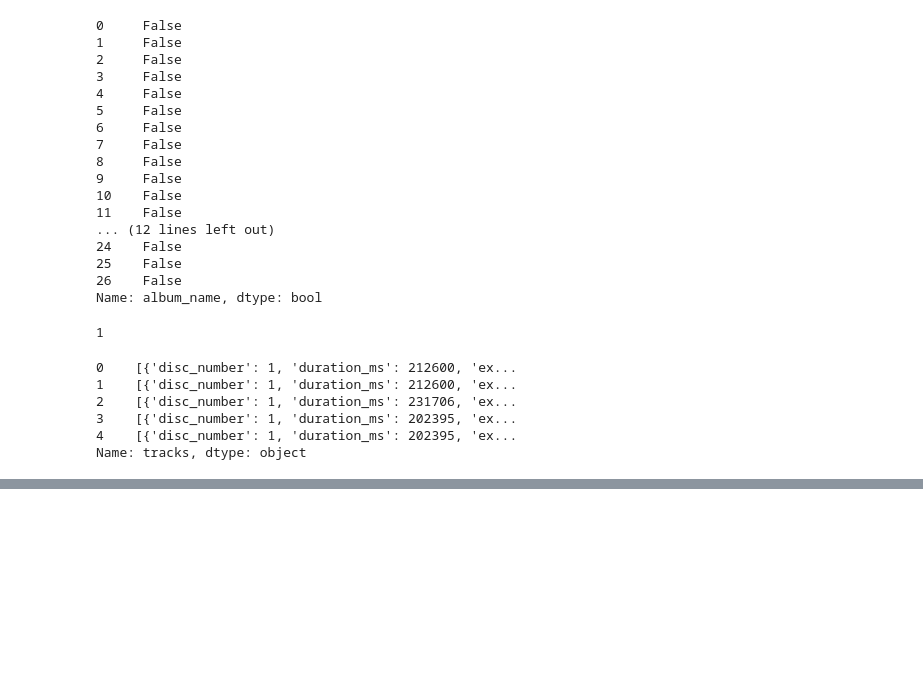
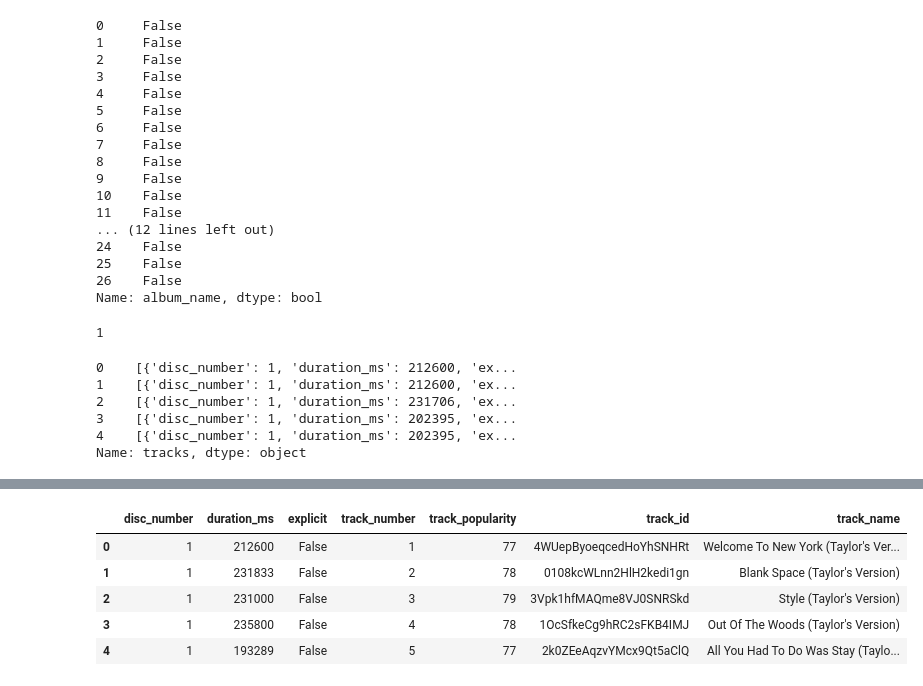
Before and after one commit to PrismaPsy/Data_Quality_Engineer, a Jupyter notebook: ETL/Data Quality Engineer.ipynb, the cells around one changed output, grey strips where cells are left out. Drawn from its saved outputs; the diff is of its cells as text; code cells hidden in the pictures; blank space fills up the shorter version.

```diff
--- a/ETL/Data Quality Engineer.ipynb
+++ b/ETL/Data Quality Engineer.ipynb
@@ -192,3 +192,22 @@ data_tracks.head()
 | 2 | 1 | 231000 | False | 3 | 79 | 3Vpk1hfMAQme8VJ0SNRSkd | Style (Taylor's Version) | ... |
 | 3 | 1 | 235800 | False | 4 | 78 | 1OcSfkeCg9hRC2sFKB4IMJ | Out Of The Woods (Taylor's Version) | ... |
 | 4 | 1 | 193289 | False | 5 | 77 | 2k0ZEeAqzvYMcx9Qt5aClQ | All You Had To Do Was Stay (Taylo... | ... |
+# %%
+# Copiar la información del DataFrame de 'Tracks' en un DataFrame nuevo,
+# para reducirlo a las columnas necesarias.
+data_tracks_only = data_tracks
+delete_t = ['audio_features.danceability', 'audio_features.energy', 'audio_features.key', 'audio_features.loudness',
+          'audio_features.mode', 'audio_features.speechiness', 'audio_features.acousticness',
+          'audio_features.instrumentalness', 'audio_features.liveness', 'audio_features.valence',
+          'audio_features.tempo', 'audio_features.id', 'audio_features.time_signature']
+data_tracks_only = data_tracks_only.drop(delete_t, axis = 1)
+# %%
+# Visualizar el nuevo DataFrame.
+data_tracks_only.head()
+# %% [output]
+|  | disc_number | duration_ms | explicit | track_number | track_popularity | track_id | track_name |
+| 0 | 1 | 212600 | False | 1 | 77 | 4WUepByoeqcedHoYhSNHRt | Welcome To New York (Taylor's Ver... |
+| 1 | 1 | 231833 | False | 2 | 78 | 0108kcWLnn2HlH2kedi1gn | Blank Space (Taylor's Version) |
+| 2 | 1 | 231000 | False | 3 | 79 | 3Vpk1hfMAQme8VJ0SNRSkd | Style (Taylor's Version) |
+| 3 | 1 | 235800 | False | 4 | 78 | 1OcSfkeCg9hRC2sFKB4IMJ | Out Of The Woods (Taylor's Version) |
+| 4 | 1 | 193289 | False | 5 | 77 | 2k0ZEeAqzvYMcx9Qt5aClQ | All You Had To Do Was Stay (Taylo... |
```
Also changed, not shown: parts of 5 cells of this notebook, 1 other file.
